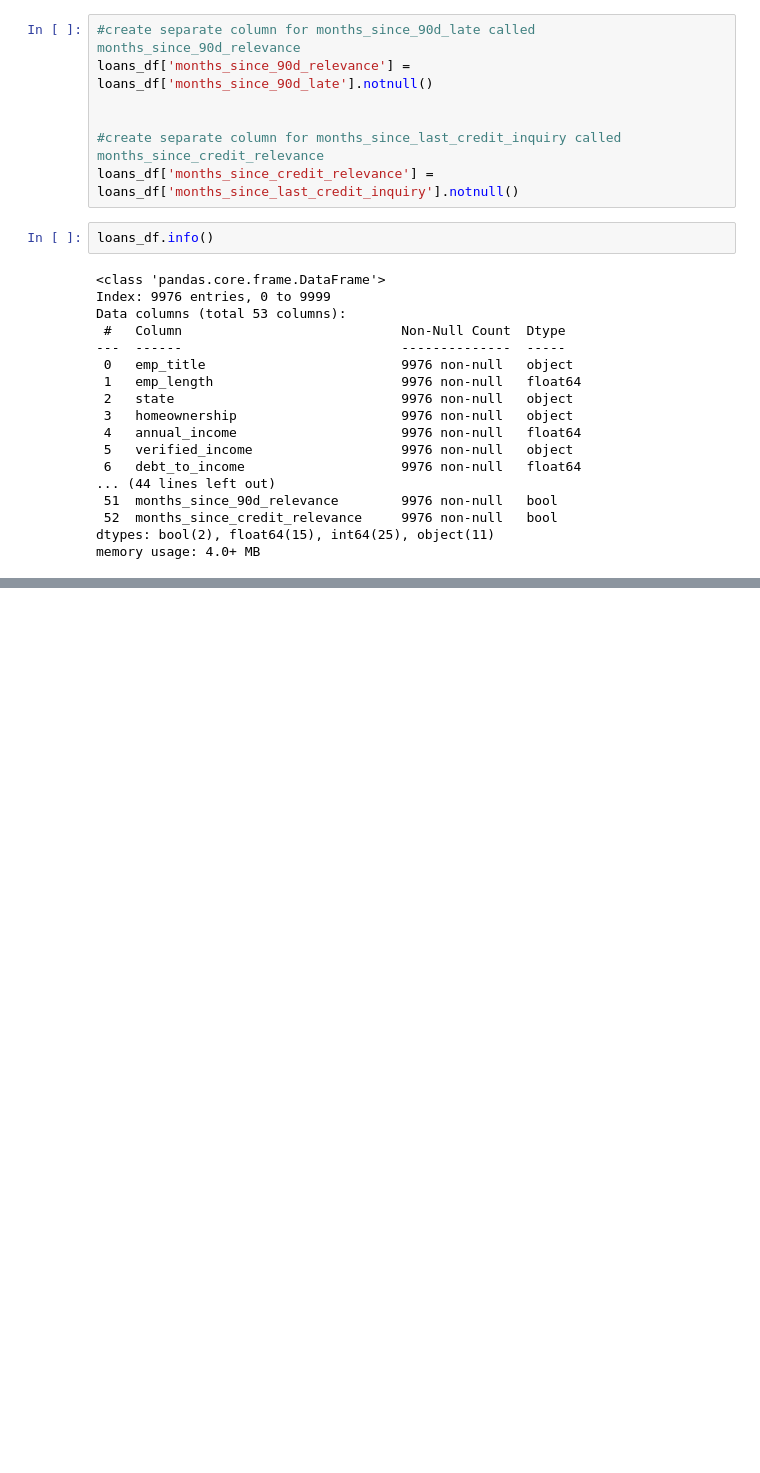
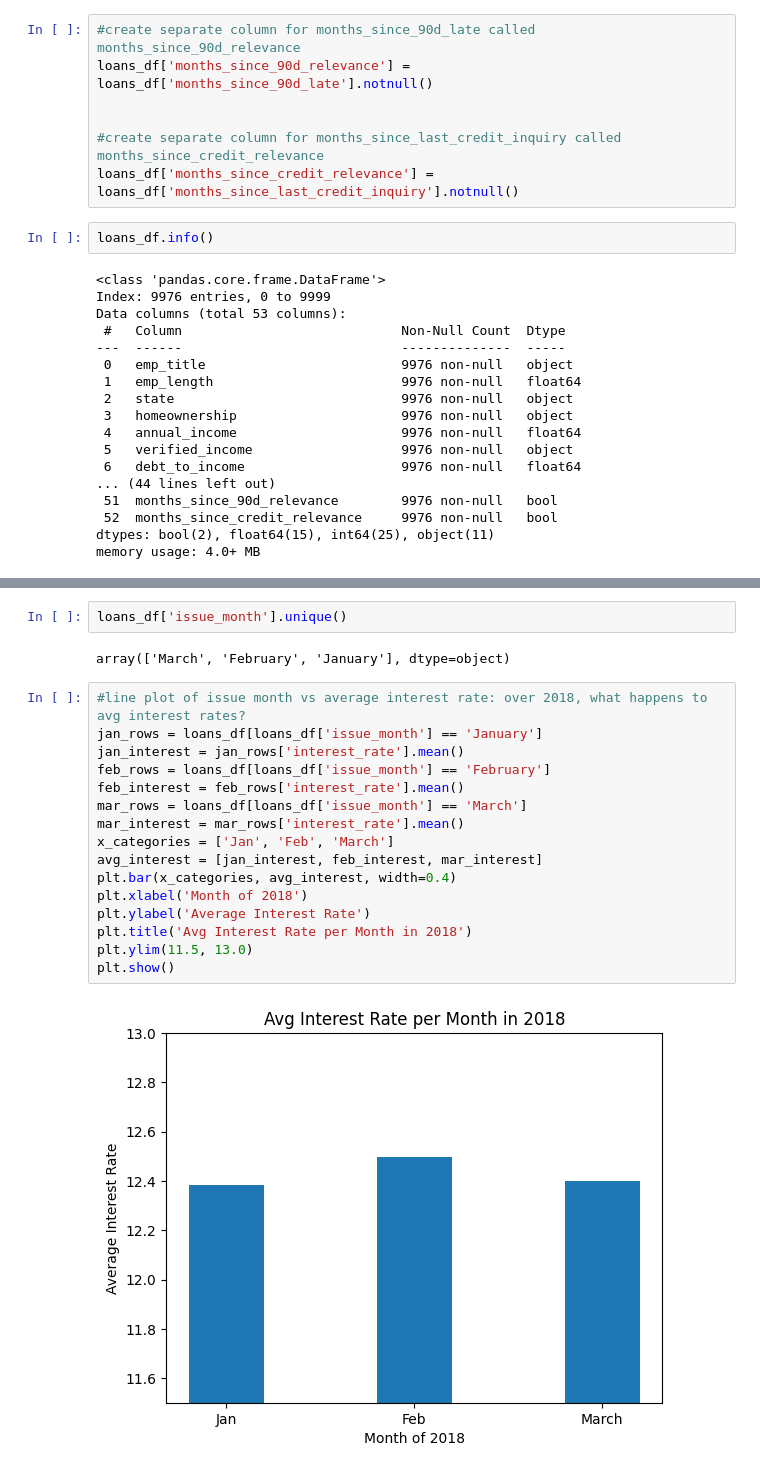
Before and after one commit to oliviaguo1234/lendingclub_loans, a Jupyter notebook: OliviaGuo_loans.ipynb, the cells around one changed output, grey strips where cells are left out. Saved outputs shown, nothing was run; the diff lists cells and outputs as text; blank space fills up the shorter version.

```diff
--- a/OliviaGuo_loans.ipynb
+++ b/OliviaGuo_loans.ipynb
@@ -108,0 +130,22 @@ memory usage: 4.0+ MB
+# %%
+loans_df['issue_month'].unique()
+# %% [output]
+array(['March', 'February', 'January'], dtype=object)
+# %%
+#line plot of issue month vs average interest rate: over 2018, what happens to avg interest rates?
+jan_rows = loans_df[loans_df['issue_month'] == 'January']
+jan_interest = jan_rows['interest_rate'].mean()
+feb_rows = loans_df[loans_df['issue_month'] == 'February']
+feb_interest = feb_rows['interest_rate'].mean()
+mar_rows = loans_df[loans_df['issue_month'] == 'March']
+mar_interest = mar_rows['interest_rate'].mean()
+x_categories = ['Jan', 'Feb', 'March']
+avg_interest = [jan_interest, feb_interest, mar_interest]
+plt.bar(x_categories, avg_interest, width=0.4)
+plt.xlabel('Month of 2018')
+plt.ylabel('Average Interest Rate')
+plt.title('Avg Interest Rate per Month in 2018')
+plt.ylim(11.5, 13.0)
+plt.show()
+# %% [output]
+[figure, added]
```
Also changed, not shown: parts of 16 cells of this notebook.
